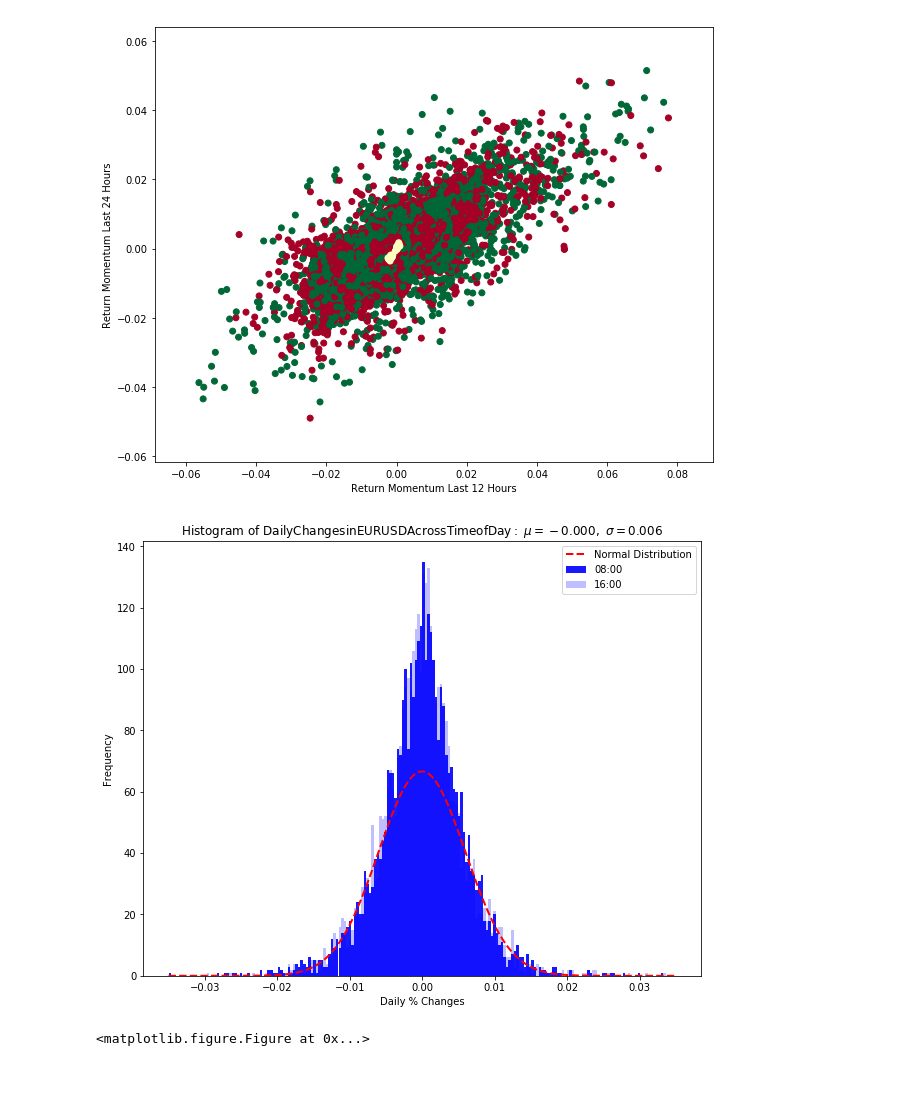
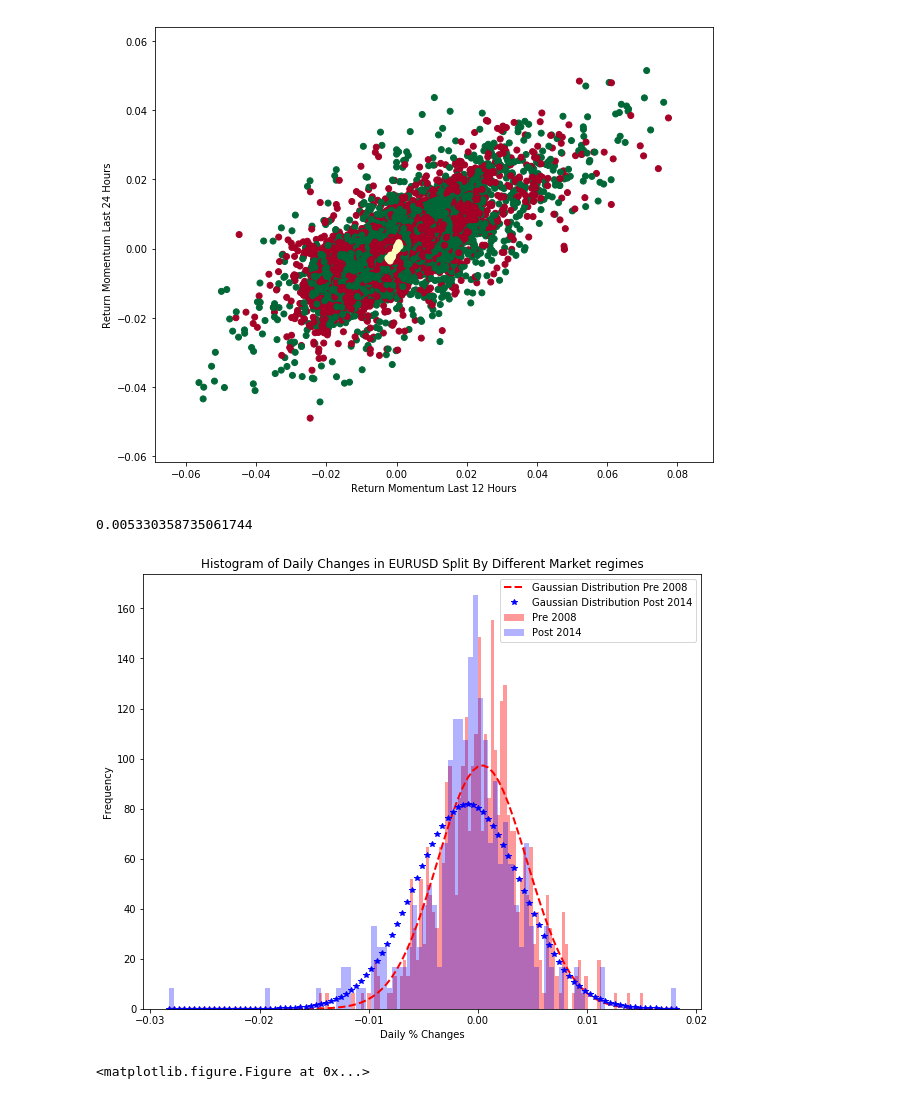
Before and after one commit to egill12/machine_learning, a Jupyter notebook: eurusd_analysis.ipynb, the cells around one changed output. Drawn from its saved outputs; the diff is of its cells as text; code cells hidden in the pictures.

Commit message:
Adding new code to create distribution charts

```diff
--- a/eurusd_analysis.ipynb
+++ b/eurusd_analysis.ipynb
@@ -26,6 +26,6 @@ daily_0800['MidClose_pct_chg'] = daily_0800['MidClose'].pct_change()
 daily_1600 = eurusd.loc[eurusd['Hour'] == "16:00"]
 daily_1600['MidClose_pct_chg'] = daily_1600['MidClose'].pct_change()
 (mu, sigma) = norm.fit(daily_0800['MidClose_pct_chg'].dropna(how='all'))
-print(mu)
-print(sigma)
+daily_0800['MidClose_pct_chg'] = daily_0800['MidClose_pct_chg'].replace(np.nan, 0)
+daily_1600['MidClose_pct_chg'] = daily_1600['MidClose_pct_chg'].replace(np.nan, 0)
 # %% [output]
@@ -65,22 +73,34 @@ plt.show()
 ax.get_figure().savefig("C:/Users/edgil/Documents/Masters/dissertation/document/images/EURUSDMomentum.png")
 # %% [output]
 [figure]
+# %%
+daily_0800.loc[(daily_0800['Date'] >= "2005-06-01") & (daily_0800['Date'] <= "2008-06-01"),"MidClose_pct_chg"]
+daily_0800.loc[daily_0800['Date'] >= "2014-06-01","MidClose_pct_chg"].std()
+# %% [output]
+0.005330358735061744
 # %%
 import matplotlib.mlab as mlab
 #bins = 100
+mu_08 = daily_0800.loc[(daily_0800['Date'] >= "2006-02-01") & (daily_0800['Date'] <= "2008-02-01"),"MidClose_pct_chg"].mean()
+sd_08 = daily_0800.loc[(daily_0800['Date'] >= "2006-02-01") & (daily_0800['Date'] <= "2008-02-01"),"MidClose_pct_chg"].std()
+mu_14 = daily_0800.loc[(daily_0800['Date'] >= "2014-04-01") & (daily_0800['Date'] <= "2015-04-01"),"MidClose_pct_chg"].mean()
+sd_14 = daily_0800.loc[(daily_0800['Date'] >= "2014-04-01") & (daily_0800['Date'] <= "2015-04-01"),"MidClose_pct_chg"].std()
 plt.figure(1, figsize=(10, 8))
-n, bins, patches = plt.hist(daily_0800['MidClose_pct_chg'].dropna(how="all"), normed=False, bins=200, range=(-0.035,0.035),color = "b",alpha = 0.9)
-n, bins, patches = plt.hist(daily_1600['MidClose_pct_chg'].dropna(how="all"),
-                            normed=False, bins=200, range=(-0.035,0.035),color = "b",alpha= 0.25)
-y = mlab.normpdf( bins, mu, sigma)
-l = plt.plot(bins, y, 'r--', linewidth=2)
+n, bins, patches = plt.hist(daily_0800.loc[(daily_0800['Date'] >= "2006-02-01") & (daily_0800['Date'] <= "2008-02-01"),"MidClose_pct_chg"],
+                            normed=True, bins=100,color = "r",alpha = 0.4)
+n, bins, patches = plt.hist(daily_0800.loc[(daily_0800['Date'] >= "2014-04-01") & (daily_0800['Date'] <= "2015-04-01"),"MidClose_pct_chg"],
+                            normed=True, bins=100,color = "b",alpha= 0.3)
+dist_08 = mlab.normpdf( bins, mu_08, sd_08)
+dist_14 = mlab.normpdf( bins, mu_14, sd_14)
+l08 = plt.plot(bins, dist_08, 'r--', linewidth=2)
+l14 = plt.plot(bins, dist_14, 'b*', linewidth=2)
 plt.xlabel('Daily % Changes')
 plt.ylabel('Frequency')
-plt.title(r'$\mathrm{Histogram\ of\ Daily Changes in EURUSD Across Time of Day:}\ \mu=%.3f,\ \sigma=%.3f$' %(mu, sigma))
-plt.legend(['Normal Distribution',"08:00" ,"16:00"])
-plt.savefig("C:/Users/edgil/Documents/Masters/dissertation/document/images/EURUSDhistogram.png")
+plt.title(r'Histogram of Daily Changes in EURUSD Split By Different Market regimes')
+plt.legend(['Gaussian Distribution Pre 2008',"Gaussian Distribution Post 2014" ,"Pre 2008", "Post 2014"])
+plt.savefig("C:/Users/edgil/Documents/Masters/dissertation/document/images/Regimehist.png")
 # %% [output]
-[figure, old version]
+[figure, new version]
 # %%
 fig = plt.figure(1, figsize=(16, 16))
 eur_plt = eurusd.plot(x= "date", y = "MidClose", label = "EURUSD Mid Price")
```
Also changed, not shown: parts of 1 cell of this notebook.
